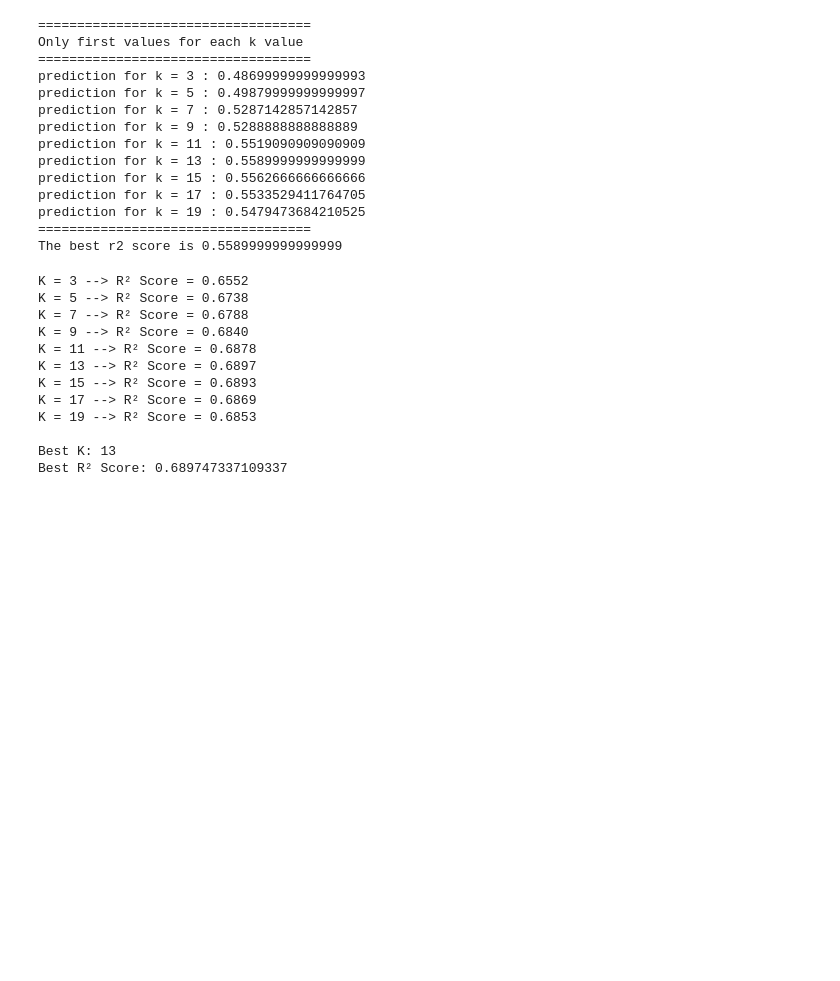
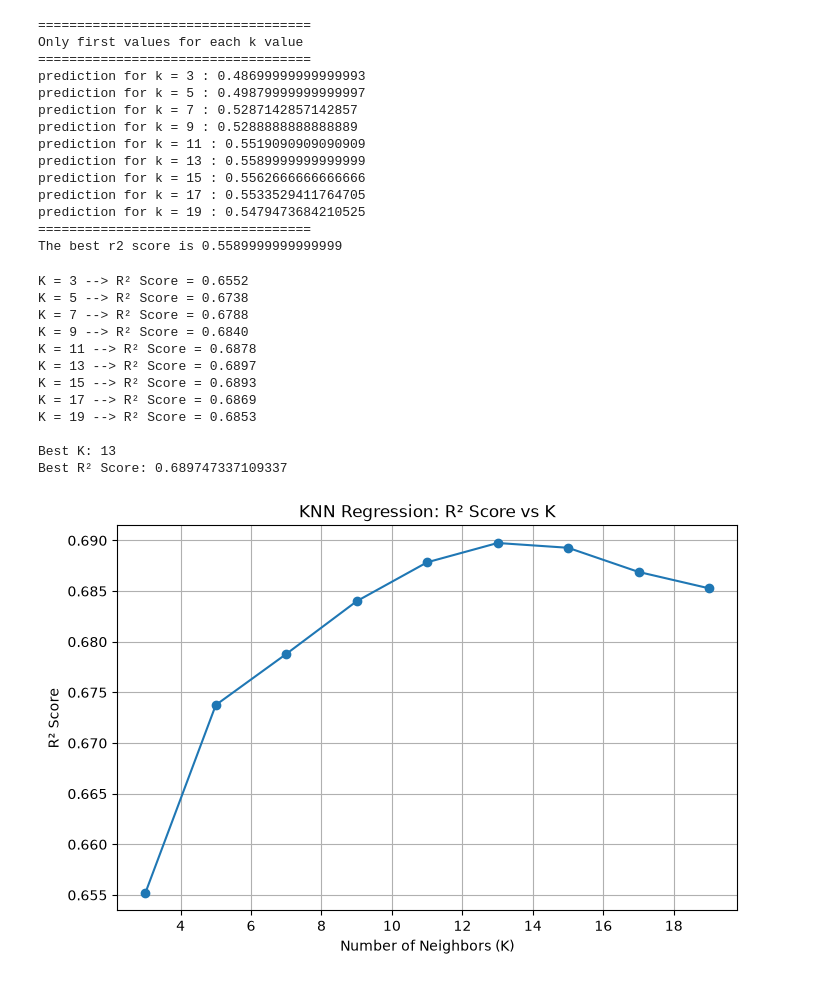
Before and after one commit to Anuj04432/ML_Algos, a Jupyter notebook: 5K_Nearest_Neighbours/knn_regression.ipynb, the cells around one changed output. Drawn from its saved outputs; the diff is of its cells as text; code cells hidden in the pictures; blank space fills up the shorter version.

Commit message:
Plotted the r2 scores

```diff
--- a/5K_Nearest_Neighbours/knn_regression.ipynb
+++ b/5K_Nearest_Neighbours/knn_regression.ipynb
@@ -231,3 +231,15 @@ K = 19 --> R² Score = 0.6853
 
 Best K: 13
 Best R² Score: 0.689747337109337
+# %%
+import matplotlib.pyplot as plt
+
+plt.figure(figsize=(8,5))
+plt.plot(k_values, r2_scores, marker='o')
+plt.xlabel("Number of Neighbors (K)")
+plt.ylabel("R² Score")
+plt.title("KNN Regression: R² Score vs K")
+plt.grid(True)
+plt.show()
+# %% [output]
+[figure, added]
```
